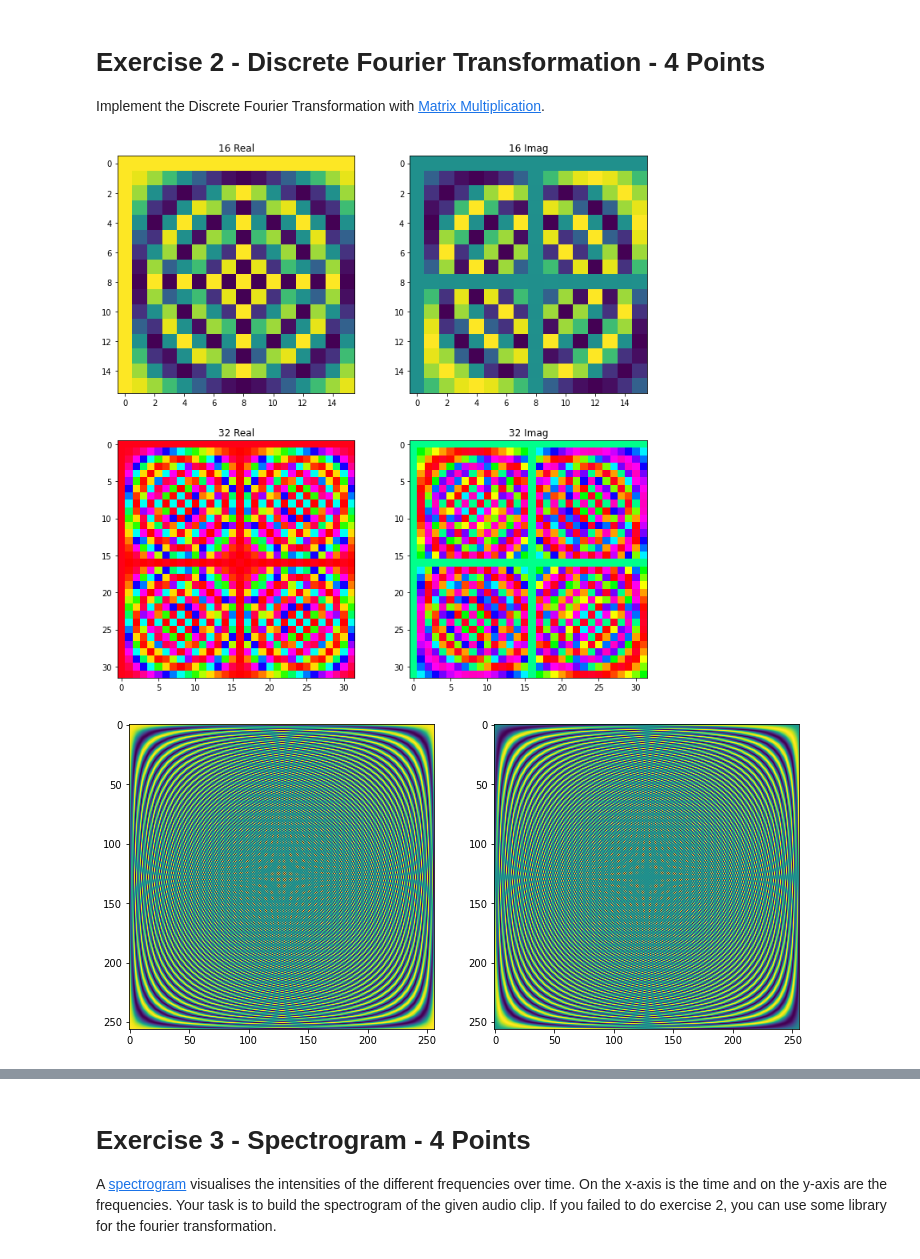
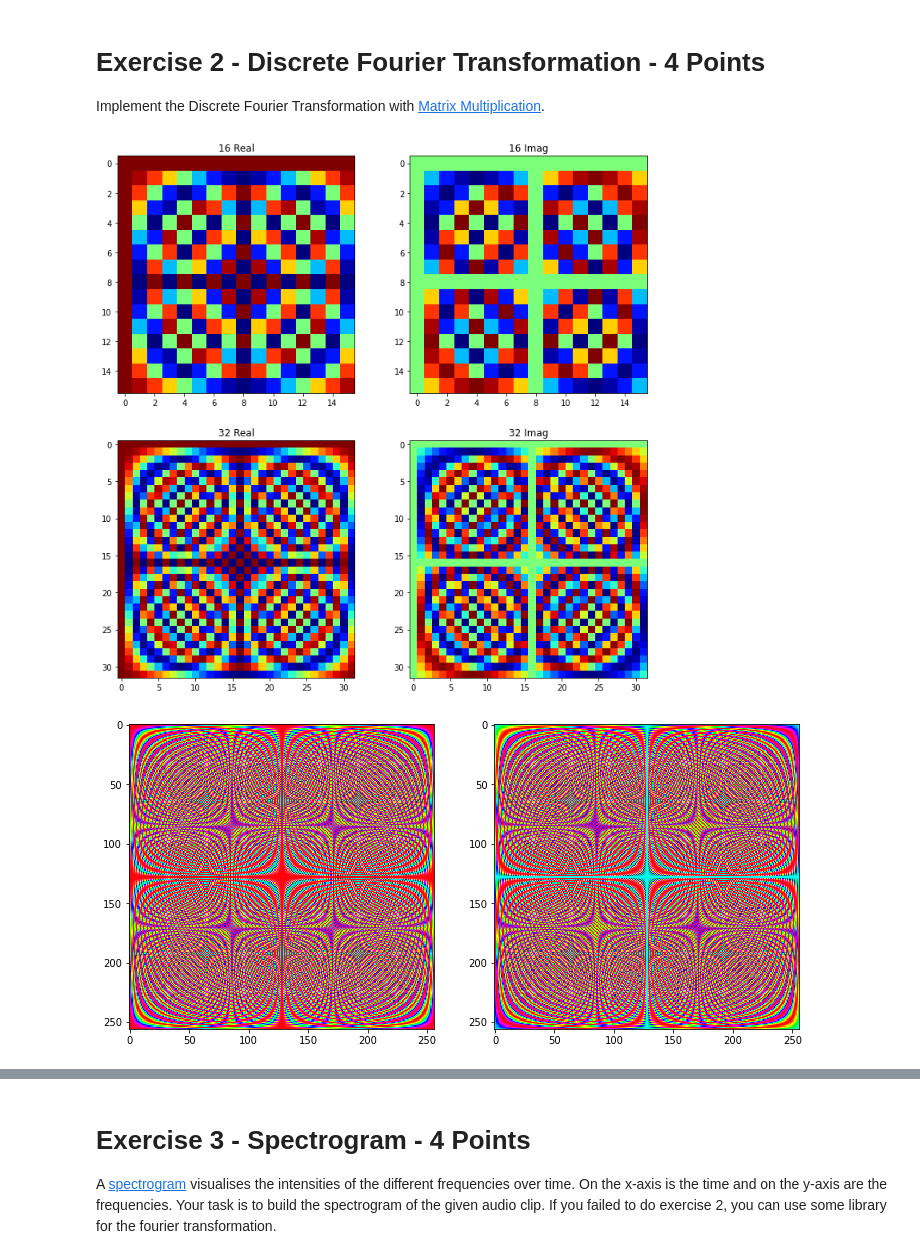
Before and after one commit to oleksa-oleksa/Image_Processing_SS2020_FU_Berlin, a Jupyter notebook: assignments/06_assignment.ipynb, the cells around one changed output, grey strips where cells are left out. Drawn from its saved outputs; the diff is of its cells as text; code cells hidden in the pictures.

Commit message:
tried gist_rainbow, hsv, rainbow, hot, plasma, viridis, jet. The jet cmap seems to show result where frequeincies is easier to distinguish for human eye

```diff
--- a/assignments/06_assignment.ipynb
+++ b/assignments/06_assignment.ipynb
@@ -142,40 +142,40 @@ def dft_matrix(n):
 
 # got error: Image data of dtype complex128 cannot be converted to float
 # ====> plot separately the imag and real part
 # https://numpy.org/doc/stable/reference/generated/numpy.real.html
 dft_16 = dft_matrix(16)
 
 # sublot with 2 rows and 2 columns
 # https://matplotlib.org/3.1.0/tutorials/colors/colormaps.html
 plt.subplot(221).set_title("16 Real")
-plt.imshow(dft_16.real)
+plt.imshow(dft_16.real, cmap='jet', interpolation='nearest')
 plt.subplot(222).set_title("16 Imag")
-plt.imshow(dft_16.imag)
+plt.imshow(dft_16.imag, cmap='jet', interpolation='nearest')
 
 dft_32 = dft_matrix(32)
 
 plt.subplot(223).set_title("32 Real")
-plt.imshow(dft_32.real, cmap='hsv', interpolation='nearest')
+plt.imshow(dft_32.real, cmap='jet', interpolation='nearest')
 plt.subplot(224).set_title("32 Imag")
-plt.imshow(dft_32.imag, cmap='hsv', interpolation='nearest')
+plt.imshow(dft_32.imag, cmap='jet', interpolation='nearest')
 plt.show()
 
 #------------
 dft_256 = dft_matrix(256)
 
 plt.subplot(121)
-plt.imshow(dft_256.real)
+plt.imshow(dft_256.real, cmap='jet', interpolation='nearest')
 plt.subplot(122)
-plt.imshow(dft_256.imag)
+plt.imshow(dft_256.imag, cmap='hsv', interpolation='nearest')
 plt.show()
 
 dft_512 = dft_matrix(512)
 
 plt.subplot(121)
-plt.imshow(dft_512.real, cmap='rainbow', interpolation='nearest')
+plt.imshow(dft_512.real, cmap='gist_rainbow', interpolation='nearest')
 plt.subplot(122)
-plt.imshow(dft_512.imag, cmap='rainbow', interpolation='nearest')
+plt.imshow(dft_512.imag, cmap='gist_rainbow', interpolation='nearest')
 plt.show()
 # %% [output]
-[figure, old version]
+[figure, new version]
-[figure, old version]
+[figure, new version]
```
Also changed, not shown: parts of 1 cell of this notebook.
